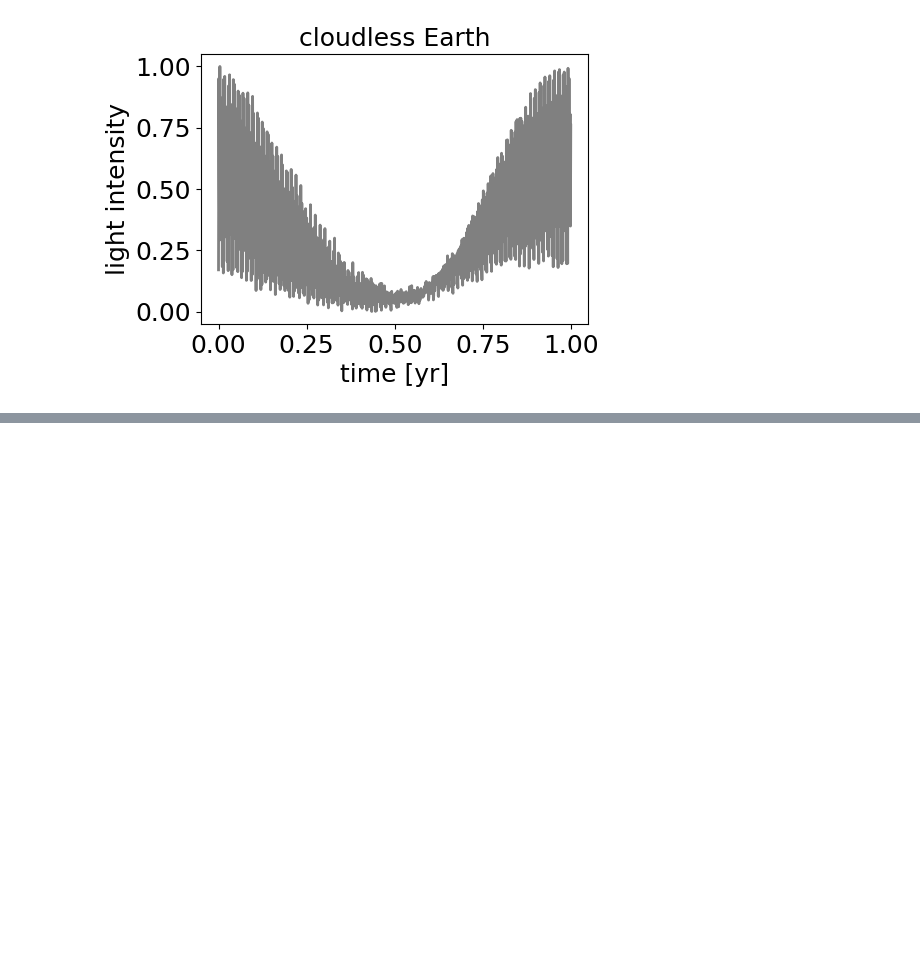
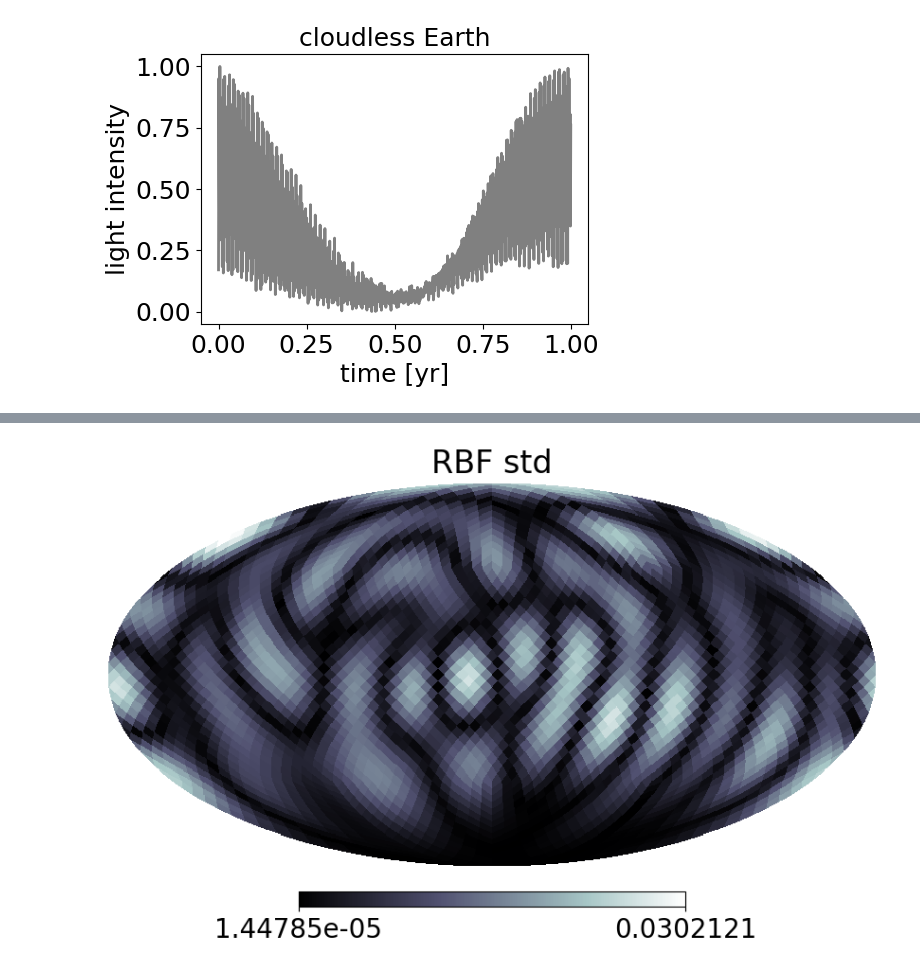
Before and after one commit to HajimeKawahara/sot, a Jupyter notebook: tutorial/nonslip/sot_type1.ipynb, the cells around one changed output, grey strips where cells are left out. Cells and saved outputs as stored; diff of their text form; code cells hidden in the pictures; blank space fills up the shorter version.

```diff
--- a/tutorial/nonslip/sot_type1.ipynb
+++ b/tutorial/nonslip/sot_type1.ipynb
@@ -200,0 +184,4 @@ plt.plot(x, jnp.arccos(x))
+# %%
+hp.mollview(mu_std, title="RBF std",flip="geo",cmap=plt.cm.bone)#,min=0,max=1.0)
+# %% [output]
+[figure, added]
```
Also changed, not shown: parts of 20 cells of this notebook.
